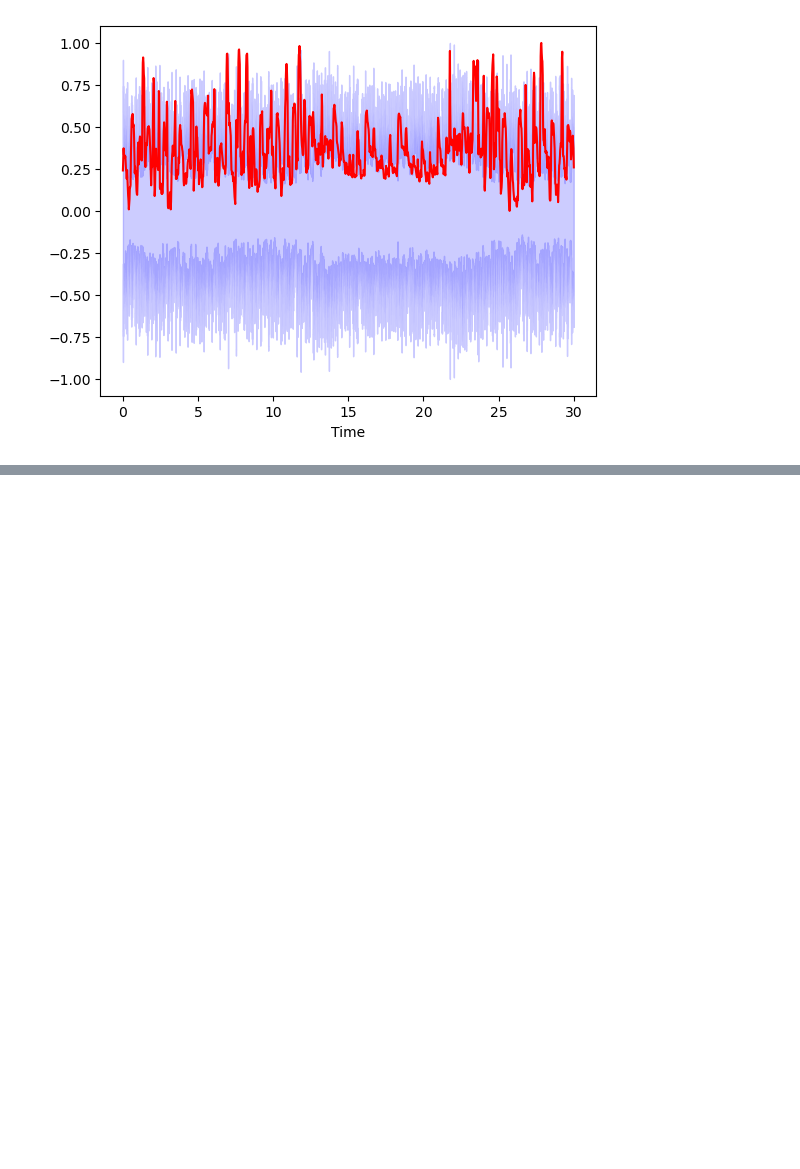
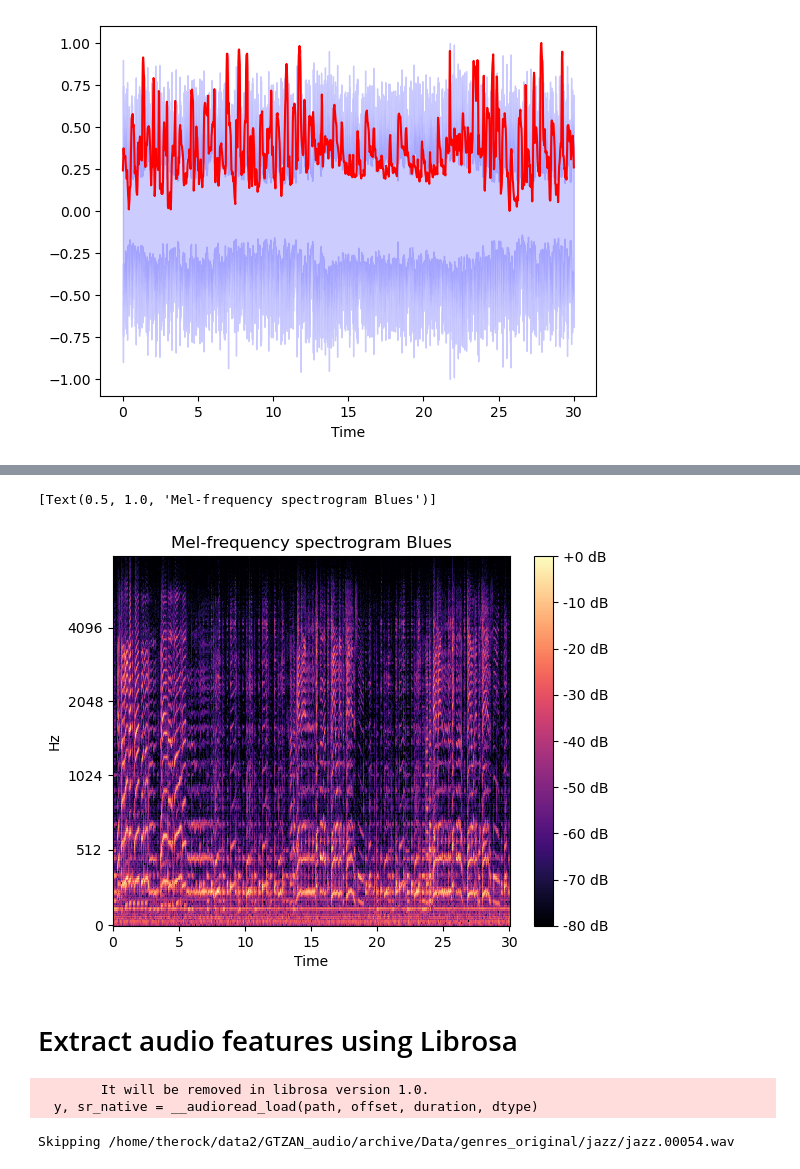
Before and after one commit to pratikpv/music_genre_classification, a Jupyter notebook: music_genre_classification.ipynb, the cells around one changed output, grey strips where cells are left out. Saved outputs shown, nothing was run; the diff lists cells and outputs as text; code cells hidden in the pictures; blank space fills up the shorter version.

```diff
--- a/music_genre_classification.ipynb
+++ b/music_genre_classification.ipynb
@@ -92,0 +115,15 @@ plt.plot(t, normalize(spectral_rolloff), color='r')
+# %%
+fig, ax = plt.subplots()
+S = librosa.feature.melspectrogram(y=audio_sample_blues_data, sr=audio_sample_blues_sr, n_mels=512,
+                                    fmax=8000)
+S_dB = librosa.power_to_db(S, ref=np.max)
+img = librosa.display.specshow(S_dB, x_axis='time',
+                         y_axis='mel', sr=audio_sample_metal_sr,
+                         fmax=8000, ax=ax)
+fig.colorbar(img, ax=ax, format='%+2.0f dB')
+ax.set(title='Mel-frequency spectrogram Blues')
+# %% [output]
+[Text(0.5, 1.0, 'Mel-frequency spectrogram Blues')]
+[figure, added]
+# %% [markdown]
+# Extract audio features using Librosa
@@ -92,0 +132,38 @@ plt.plot(t, normalize(spectral_rolloff), color='r')
+# %%
+header = 'filename chroma_stft rmse spectral_centroid spectral_bandwidth rolloff zero_crossing_rate'
+for i in range(1, 21):
+    header += f' mfcc{i}'
+header += ' label'
+header = header.split()
+
+file = open(AUDIO_FEATURES_CSV_FILE, 'w', newline='')
+with file:
+    writer = csv.writer(file)
+    writer.writerow(header)
+genres = 'blues classical country disco hiphop jazz metal pop reggae rock'.split()
+for g in genres:
+    for filename in os.listdir(f'{audio_path_root}/{g}'):
+        songname = f'{audio_path_root}/{g}/{filename}'
+        try:
+            y, sr = librosa.load(songname, mono=True, duration=30)
+            chroma_stft = librosa.feature.chroma_stft(y=y, sr=sr)
+            rmse = librosa.feature.rms(y=y)[0]
+            spec_cent = librosa.feature.spectral_centroid(y=y, sr=sr)
+            spec_bw = librosa.feature.spectral_bandwidth(y=y, sr=sr)
+            rolloff = librosa.feature.spectral_rolloff(y=y, sr=sr)
+            zcr = librosa.feature.zero_crossing_rate(y)
+            mfcc = librosa.feature.mfcc(y=y, sr=sr)
+            to_append = f'{filename} {np.mean(chroma_stft)} {np.mean(rmse)} {np.mean(spec_cent)} {np.mean(spec_bw)} {np.mean(rolloff)} {np.mean(zcr)}'
+            for e in mfcc:
+                to_append += f' {np.mean(e)}'
+            to_append += f' {g}'
+            file = open(AUDIO_FEATURES_CSV_FILE, 'a', newline='')
+            with file:
+                writer = csv.writer(file)
+                writer.writerow(to_append.split())
+        except:
+            print(f"Skipping {songname}")
+# %% [output]
+        It will be removed in librosa version 1.0.
+  y, sr_native = __audioread_load(path, offset, duration, dtype)
+Skipping /home/therock/data2/GTZAN_audio/archive/Data/genres_original/jazz/jazz.00054.wav
```
Also changed, not shown: parts of 11 cells of this notebook.
